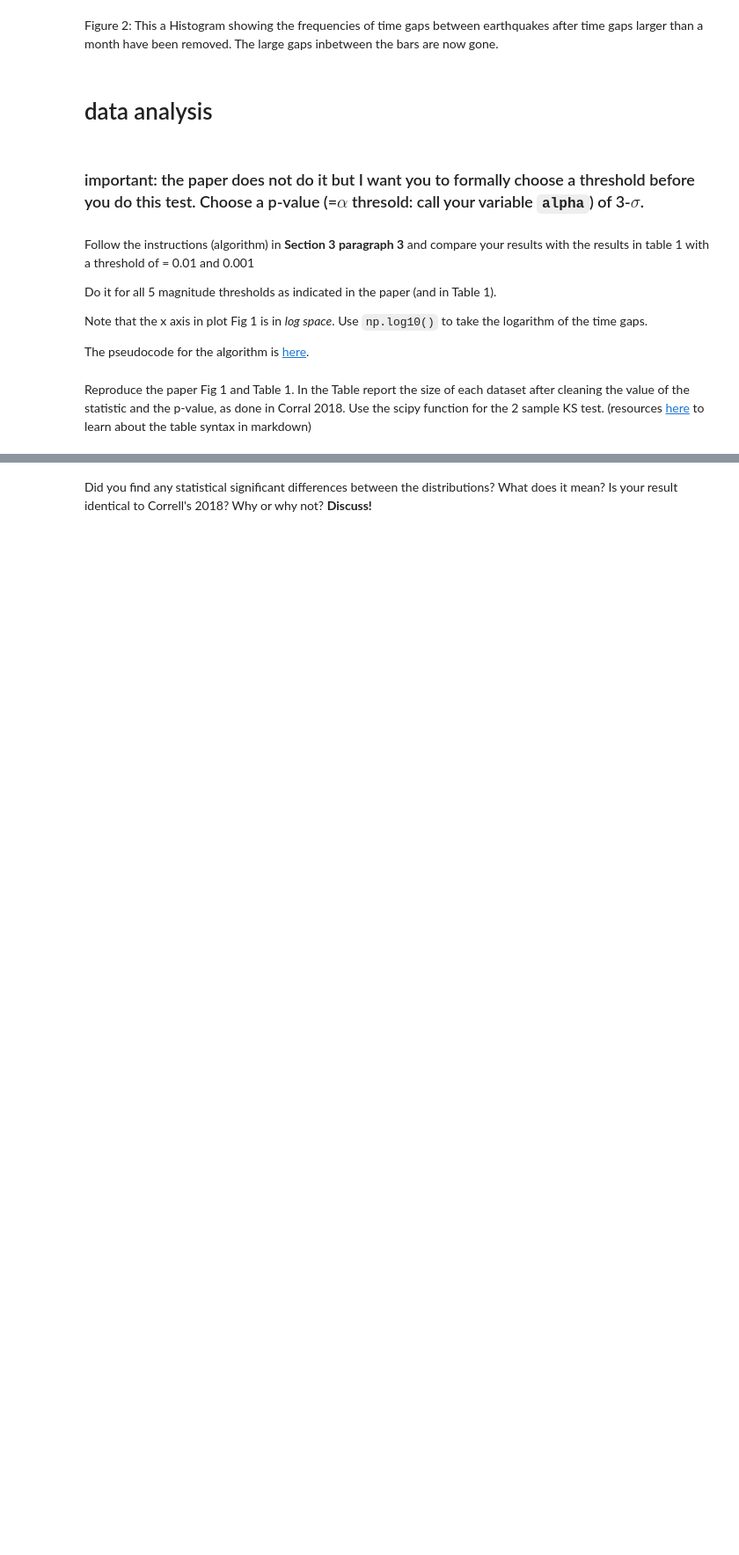
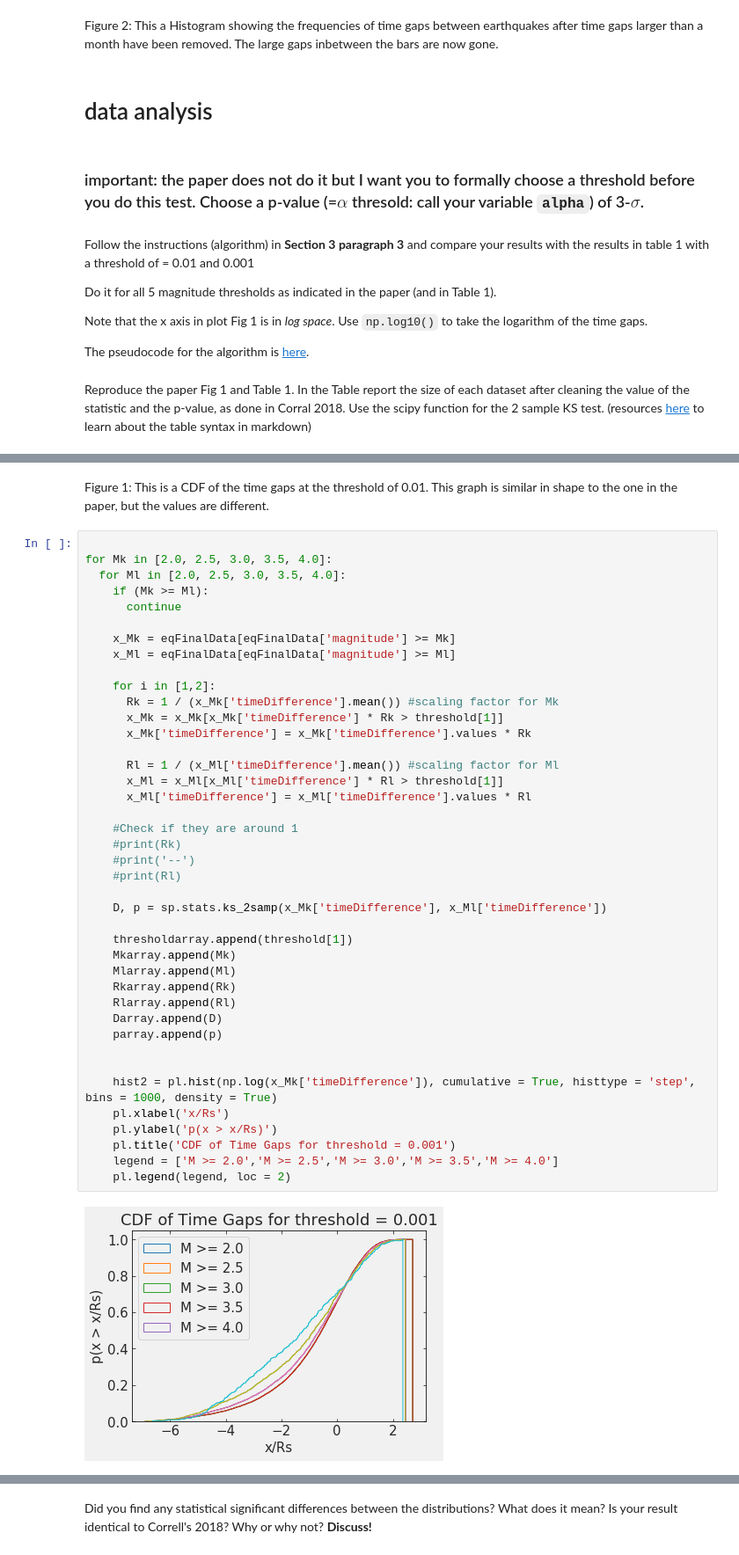
Before and after one commit to fedhere/DSPS_cHarty, a Jupyter notebook: HW3/KS_earthquakes_cHarty.ipynb, the cells around one changed output, grey strips where cells are left out. Shown: that part at 88% size. Cells and saved outputs as stored; diff of their text form; blank space fills up the shorter version.

```diff
--- a/HW3/KS_earthquakes_cHarty.ipynb
+++ b/HW3/KS_earthquakes_cHarty.ipynb
@@ -468,0 +491,45 @@ your table here
+# %% [markdown]
+Figure 1: This is a CDF of the time gaps at the threshold of 0.01. This graph is similar in shape to the one in the paper, but the values are different.
+# %%
+
+for Mk in [2.0, 2.5, 3.0, 3.5, 4.0]:
+  for Ml in [2.0, 2.5, 3.0, 3.5, 4.0]:
+    if (Mk >= Ml):
+      continue
+
+    x_Mk = eqFinalData[eqFinalData['magnitude'] >= Mk]
+    x_Ml = eqFinalData[eqFinalData['magnitude'] >= Ml]
+
+    for i in [1,2]:
+      Rk = 1 / (x_Mk['timeDifference'].mean()) #scaling factor for Mk
+      x_Mk = x_Mk[x_Mk['timeDifference'] * Rk > threshold[1]]
+      x_Mk['timeDifference'] = x_Mk['timeDifference'].values * Rk
+
+      Rl = 1 / (x_Ml['timeDifference'].mean()) #scaling factor for Ml
+      x_Ml = x_Ml[x_Ml['timeDifference'] * Rl > threshold[1]]
+      x_Ml['timeDifference'] = x_Ml['timeDifference'].values * Rl
+
+    #Check if they are around 1
+    #print(Rk)
+    #print('--')
+    #print(Rl)
+
+    D, p = sp.stats.ks_2samp(x_Mk['timeDifference'], x_Ml['timeDifference'])
+
+    thresholdarray.append(threshold[1])
+    Mkarray.append(Mk)
+    Mlarray.append(Ml)
+    Rkarray.append(Rk)
+    Rlarray.append(Rl)
+    Darray.append(D)
+    parray.append(p)
+
+
+    hist2 = pl.hist(np.log(x_Mk['timeDifference']), cumulative = True, histtype = 'step', bins = 1000, density = True)
+    pl.xlabel('x/Rs')
+    pl.ylabel('p(x > x/Rs)')
+    pl.title('CDF of Time Gaps for threshold = 0.001')
+    legend = ['M >= 2.0','M >= 2.5','M >= 3.0','M >= 3.5','M >= 4.0']
+    pl.legend(legend, loc = 2)
+# %% [output]
+[figure, added]
```
Also changed, not shown: parts of 9 cells of this notebook.
